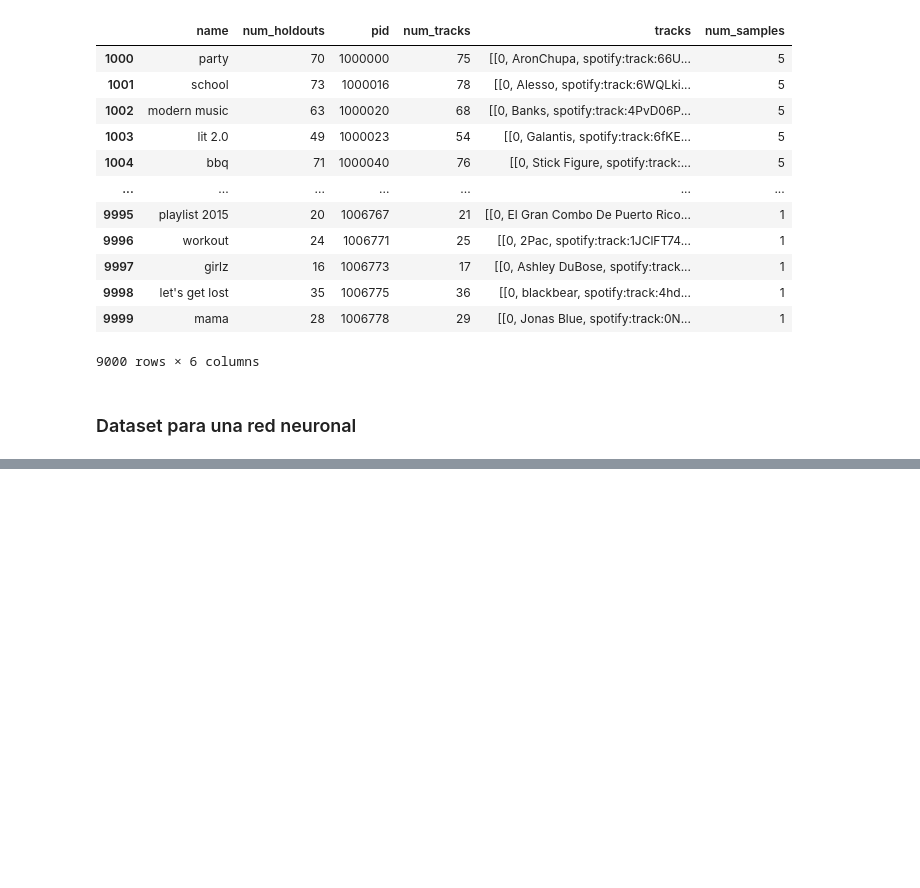
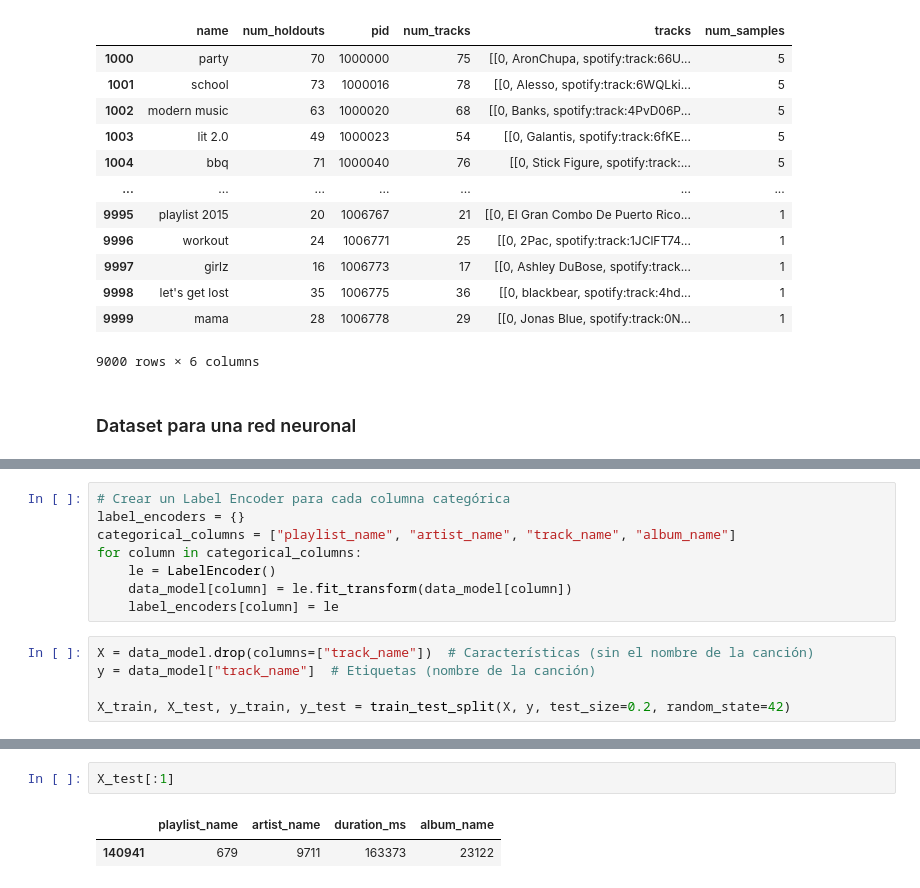
Before and after one commit to IPablo271/Proyecto-Data, a Jupyter notebook: Proyecto.ipynb, the cells around one changed output, grey strips where cells are left out. Saved outputs shown, nothing was run; the diff lists cells and outputs as text; blank space fills up the shorter version.

```diff
--- a/Proyecto.ipynb
+++ b/Proyecto.ipynb
@@ -600,0 +619,13 @@ data_model
+# %%
+# Crear un Label Encoder para cada columna categórica
+label_encoders = {}
+categorical_columns = ["playlist_name", "artist_name", "track_name", "album_name"]
+for column in categorical_columns:
+    le = LabelEncoder()
+    data_model[column] = le.fit_transform(data_model[column])
+    label_encoders[column] = le
+# %%
+X = data_model.drop(columns=["track_name"])  # Características (sin el nombre de la canción)
+y = data_model["track_name"]  # Etiquetas (nombre de la canción)
+
+X_train, X_test, y_train, y_test = train_test_split(X, y, test_size=0.2, random_state=42)
@@ -600,0 +705,5 @@ data_model
+# %%
+X_test[:1]
+# %% [output]
+|  | playlist_name | artist_name | duration_ms | album_name |
+| 140941 | 679 | 9711 | 163373 | 23122 |
```
Also changed, not shown: parts of 23 cells of this notebook.
